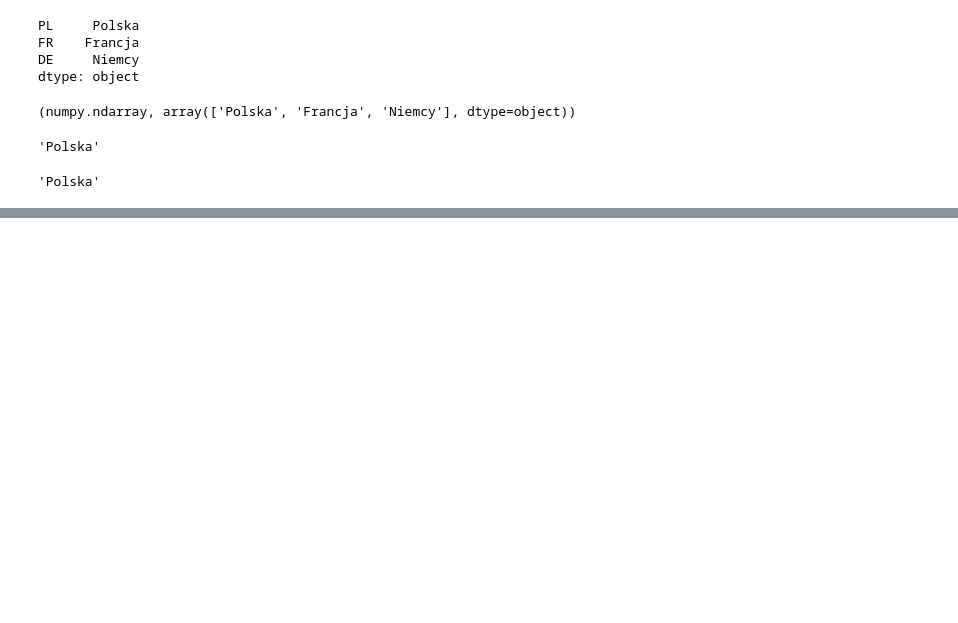
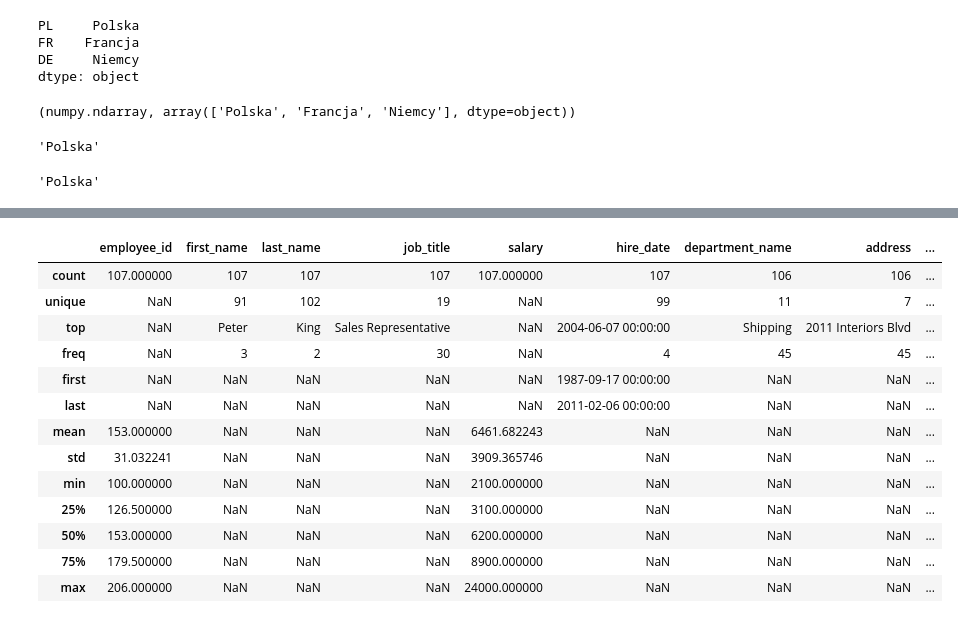
Before and after one commit to piotrgradzinski/python_20230302, a Jupyter notebook: day_5_pgg/intro_pandas.ipynb, the cells around one changed output, grey strips where cells are left out. Saved outputs shown, nothing was run; the diff lists cells and outputs as text; code cells hidden in the pictures; blank space fills up the shorter version.

```diff
--- a/day_5_pgg/intro_pandas.ipynb
+++ b/day_5_pgg/intro_pandas.ipynb
@@ -23,0 +62,17 @@ countries.loc['PL']
+# %%
+df.describe(include='all')
+# %% [output]
+|  | employee_id | first_name | last_name | job_title | salary | hire_date | department_name | address | ... |
+| count | 107.000000 | 107 | 107 | 107 | 107.000000 | 107 | 106 | 106 | ... |
+| unique | NaN | 91 | 102 | 19 | NaN | 99 | 11 | 7 | ... |
+| top | NaN | Peter | King | Sales Representative | NaN | 2004-06-07 00:00:00 | Shipping | 2011 Interiors Blvd | ... |
+| freq | NaN | 3 | 2 | 30 | NaN | 4 | 45 | 45 | ... |
+| first | NaN | NaN | NaN | NaN | NaN | 1987-09-17 00:00:00 | NaN | NaN | ... |
+| last | NaN | NaN | NaN | NaN | NaN | 2011-02-06 00:00:00 | NaN | NaN | ... |
+| mean | 153.000000 | NaN | NaN | NaN | 6461.682243 | NaN | NaN | NaN | ... |
+| std | 31.032241 | NaN | NaN | NaN | 3909.365746 | NaN | NaN | NaN | ... |
+| min | 100.000000 | NaN | NaN | NaN | 2100.000000 | NaN | NaN | NaN | ... |
+| 25% | 126.500000 | NaN | NaN | NaN | 3100.000000 | NaN | NaN | NaN | ... |
+| 50% | 153.000000 | NaN | NaN | NaN | 6200.000000 | NaN | NaN | NaN | ... |
+| 75% | 179.500000 | NaN | NaN | NaN | 8900.000000 | NaN | NaN | NaN | ... |
+| max | 206.000000 | NaN | NaN | NaN | 24000.000000 | NaN | NaN | NaN | ... |
```
Also changed, not shown: parts of 11 cells of this notebook.
